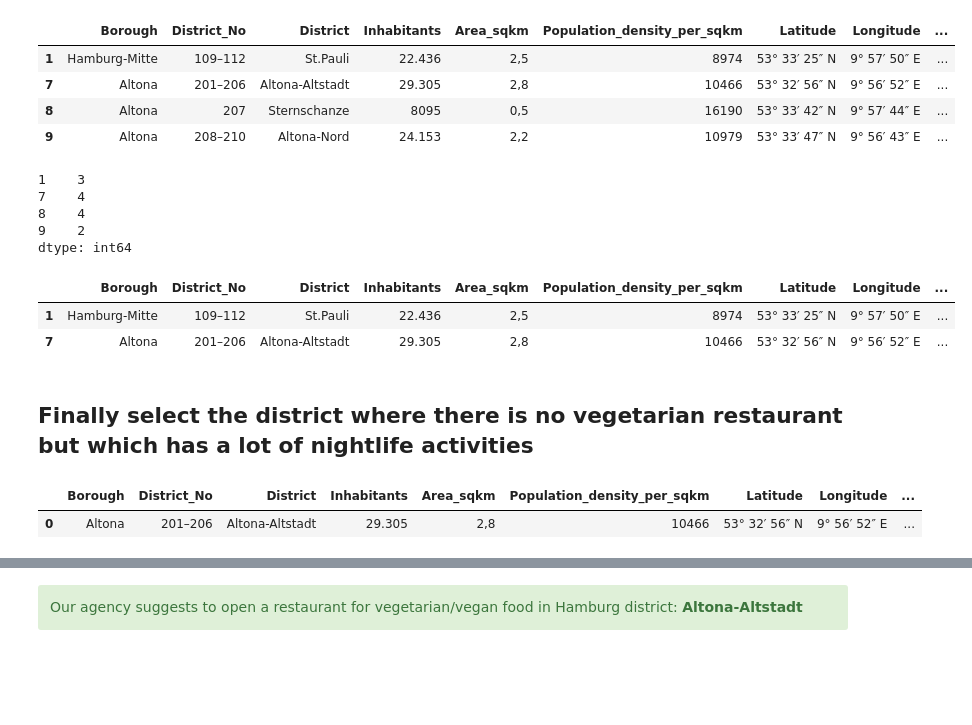
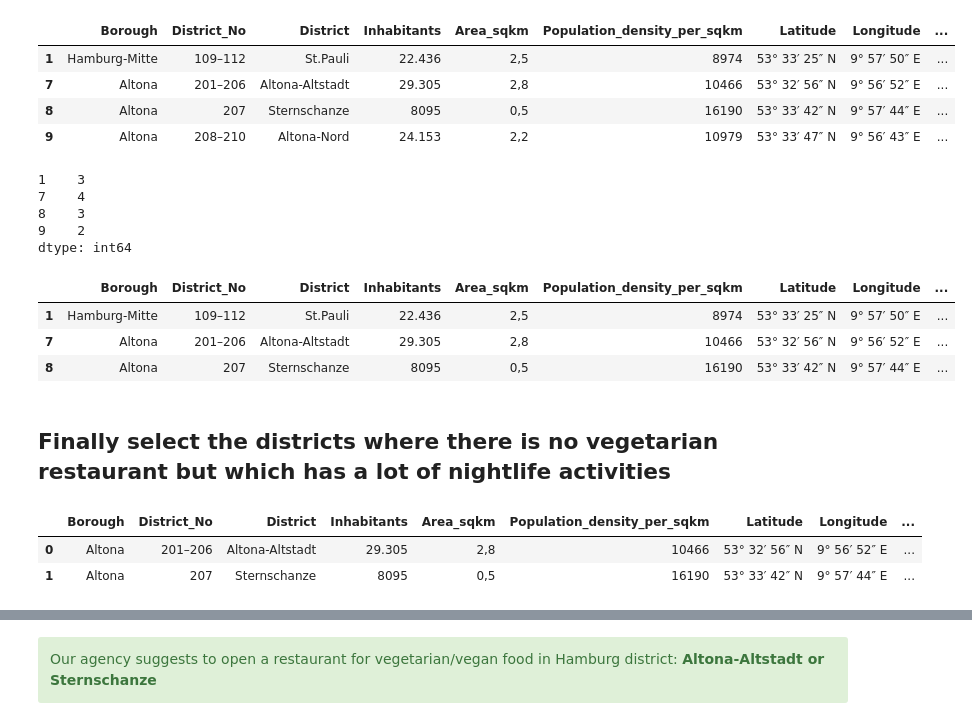
Before and after one commit to deJaneiro71/coursera-capstone-project, a Jupyter notebook: Coursera - final Capstone project.ipynb, the cells around one changed output, grey strips where cells are left out. Saved outputs shown, nothing was run; the diff lists cells and outputs as text; code cells hidden in the pictures; blank space fills up the shorter version.

```diff
--- a/Coursera - final Capstone project.ipynb
+++ b/Coursera - final Capstone project.ipynb
@@ -680,8 +680,9 @@ cond3 = hamburg_merged["3rd_Most_Common_Venue"].isin(venue_kind)
 cond4 = hamburg_merged["4th_Most_Common_Venue"].isin(venue_kind)
 cond5 = hamburg_merged["5th_Most_Common_Venue"].isin(venue_kind)
 cond6 = hamburg_merged["6th_Most_Common_Venue"].isin(venue_kind)
+cond7 = hamburg_merged["7th_Most_Common_Venue"].isin(venue_kind)
 
-hh_nightlife_districts = hamburg_merged.loc[cond1 | cond2 | cond3 | cond4 | cond5]
+hh_nightlife_districts = hamburg_merged.loc[cond1 | cond2 | cond3 | cond4 | cond5 | cond6 | cond7]
 
 hh_nightlife_districts
 # %% [output]
@@ -696,24 +697,26 @@ hh_nightlife_districts.isin(venue_kind).astype(int).sum(axis=1)
 # %% [output]
 1    3
 7    4
-8    4
+8    3
 9    2
 dtype: int64
 # %%
-# select districts with most entries for nightlife activities (1st and 7th)
-hh_nightlife = hh_nightlife_districts.loc[[1,7]]
+# select districts with most entries for nightlife activities (1st., 7th. and 8th.)
+hh_nightlife = hh_nightlife_districts.loc[[1,7,8]]
 hh_nightlife
 # %% [output]
 |  | Borough | District_No | District | Inhabitants | Area_sqkm | Population_density_per_sqkm | Latitude | Longitude | ... |
 | 1 | Hamburg-Mitte | 109–112 | St.Pauli | 22.436 | 2,5 | 8974 | 53° 33′ 25″ N | 9° 57′ 50″ E | ... |
 | 7 | Altona | 201–206 | Altona-Altstadt | 29.305 | 2,8 | 10466 | 53° 32′ 56″ N | 9° 56′ 52″ E | ... |
+| 8 | Altona | 207 | Sternschanze | 8095 | 0,5 | 16190 | 53° 33′ 42″ N | 9° 57′ 44″ E | ... |
 # %% [markdown]
-## Finally select the district where there is no vegetarian restaurant but which has a lot of nightlife activities
+## Finally select the districts where there is no vegetarian restaurant but which has a lot of nightlife activities
 # %%
 df_1notin2 = hh_nightlife[~(hh_nightlife['District'].isin(df_central_vegetarian['District']))].reset_index(drop=True)
 df_1notin2
 # %% [output]
 |  | Borough | District_No | District | Inhabitants | Area_sqkm | Population_density_per_sqkm | Latitude | Longitude | ... |
 | 0 | Altona | 201–206 | Altona-Altstadt | 29.305 | 2,8 | 10466 | 53° 32′ 56″ N | 9° 56′ 52″ E | ... |
+| 1 | Altona | 207 | Sternschanze | 8095 | 0,5 | 16190 | 53° 33′ 42″ N | 9° 57′ 44″ E | ... |
 # %%
 # create map of Hamburg using latitude and longitude values
@@ -732,4 +735,4 @@ map_hh_suggestion
 [interactive output not drawn]
 # %% [markdown]
 <div class="alert alert-block alert-success">
-</b>Our agency suggests to open a restaurant for vegetarian/vegan food in Hamburg district: <b> Altona-Altstadt</div>
+</b>Our agency suggests to open a restaurant for vegetarian/vegan food in Hamburg district: <b> Altona-Altstadt or Sternschanze</div>
```
Also changed, not shown: parts of 14 cells of this notebook.
